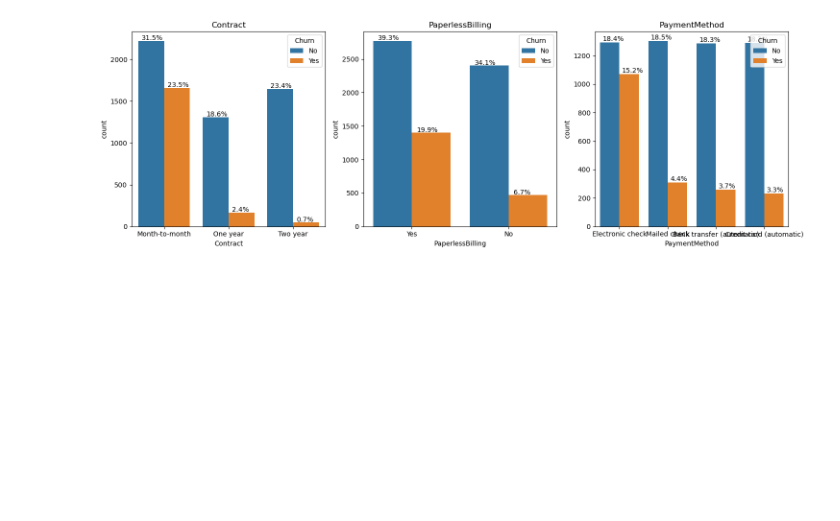
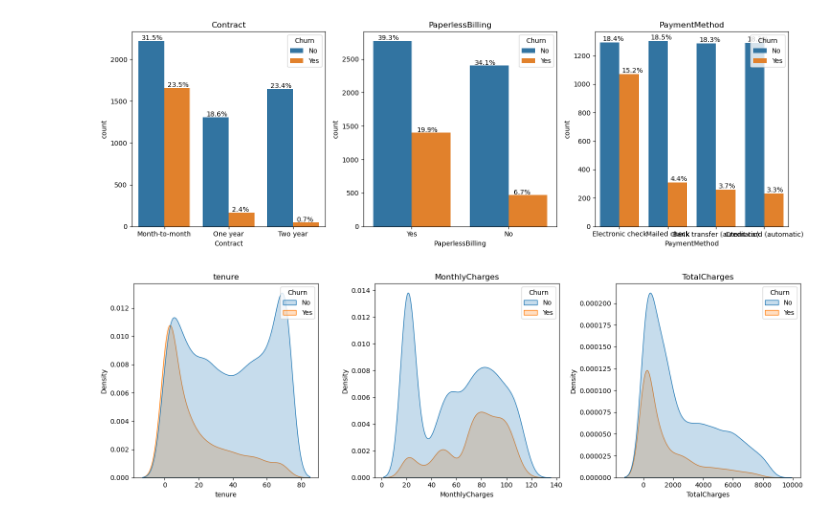
Before and after one commit to Lavinialau/Telecom-churn, a Jupyter notebook: 01_code/0_summary.ipynb, the cells around one changed output. Drawn from its saved outputs; the diff is of its cells as text; code cells hidden in the pictures; blank space fills up the shorter version.

Commit message:
add numerical plot

```diff
--- a/01_code/0_summary.ipynb
+++ b/01_code/0_summary.ipynb
@@ -156,8 +151,9 @@ sns.pairplot(org, hue = 'Churn')
 # %% [markdown]
 ### Demographics
 # %%
-# function to plot categorical data for EDA
+# function to plot data for EDA
 
+# categorical
 def plot_category(variables, nrow, ncol, size):
     fig, axes = plt.subplots(nrow, ncol, figsize=(15, size))
     axes = axes.flatten()
@@ -177,6 +173,19 @@ def plot_category(variables, nrow, ncol, size):
 
     plt.tight_layout()
     plt.show()
+
+# numerical
+def plot_numerical(variables, nrow, ncol, size):
+    fig, axes = plt.subplots(nrow, ncol, figsize=(15, size))
+    axes = axes.flatten()
+
+    for i, variable in enumerate(variables):
+        ax = axes[i]
+        sns.kdeplot(data=org, x=variable, hue='Churn', fill=True, ax=ax)
+        ax.set_title(variable)
+
+    plt.tight_layout()
+    plt.show()
 # %%
 var_demo = ['gender', 'SeniorCitizen', 'Partner', 'Dependents']
 plot_category(var_demo, 1, 4, 5)
@@ -214,3 +223,8 @@ var_account_cat = ['Contract', 'PaperlessBilling', 'PaymentMethod']
 plot_category(var_account_cat, 1, 3, 5)
 # %% [output]
 [figure]
+# %%
+var_num = ['tenure', 'MonthlyCharges', 'TotalCharges']
+plot_numerical(var_num, 1, 3 ,5)
+# %% [output]
+[figure, added]
```
Also changed, not shown: parts of 3 cells of this notebook.
